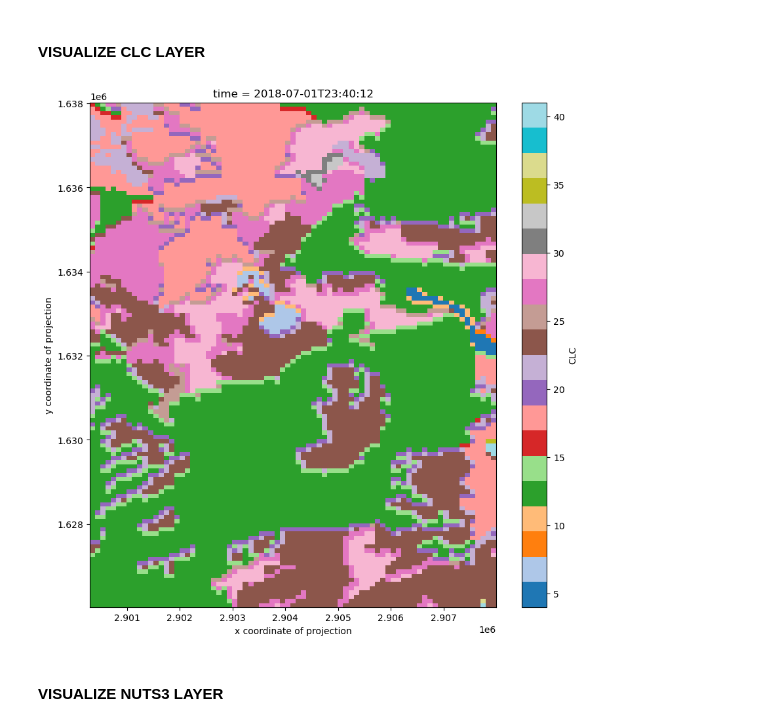
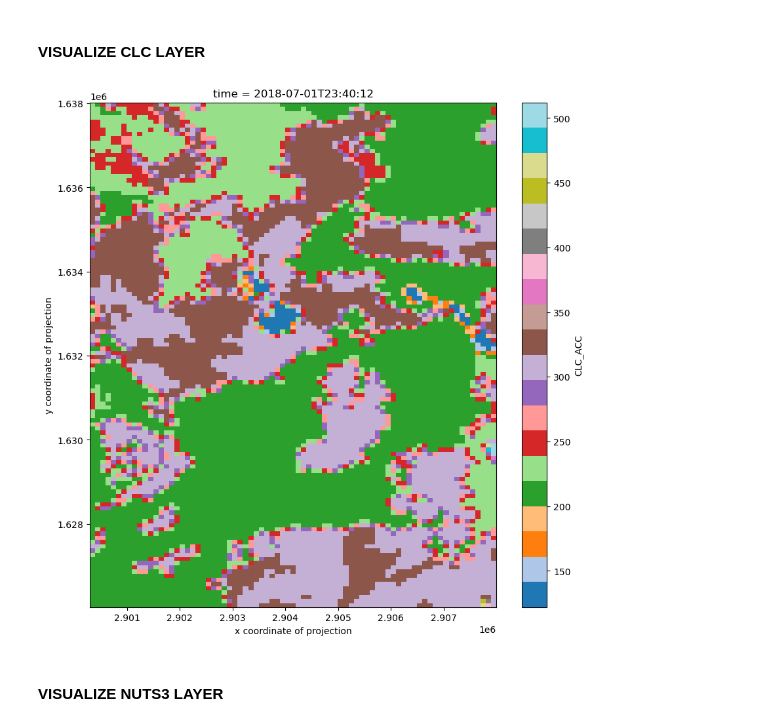
Before and after one commit to VITObelgium/HR-VPP-High-Resolution-Vegetation-Phenology-and-Productivity, a Jupyter notebook: scripts/usecases/notebooks/HR-VPP_drought_usecase.ipynb, the cells around one changed output. Saved outputs shown, nothing was run; the diff lists cells and outputs as text; code cells hidden in the pictures.

Commit message:
Vesion2021_11_04_2: Use right CLC layer

```diff
--- a/scripts/usecases/notebooks/HR-VPP_drought_usecase.ipynb
+++ b/scripts/usecases/notebooks/HR-VPP_drought_usecase.ipynb
@@ -157,7 +153,7 @@ All the necessry collections for the drought use case were ingested by Sentinel
 # Collection ids
 EEA_Soil_Moisture_collection = "8a2e3e0d-7879-4fd8-8a6d-98f51c8056b2" #SMA from JRC
 EEA_timesat_collection = "e541af9d-a9f4-4aba-8952-e5d2a73fcb0d" #MR-VPP phenology at 500m resolution
-CLC_collection_id ="cbdba844-f86d-41dc-95ad-b3f7f12535e9" #Corine Land Cover layer
+CLC_collection_id ="4c5441a6-6040-4dc4-a392-c1317bbd1031" #Corine Land Cover layer accounting
 NUTS3_collection_id = "13e6e773-b2bc-49c7-8745-d7c74bdcaeb1" #NUTS level 3 layer
 vi_collection = "472c0398-430d-4157-a62d-603363d7a4e8" # HR-VPP vegetation indices
 st_collection = "90f0abac-87cf-4277-958b-d8c56d9e5371" #  HR-VPP seasonal trajectories
@@ -807,12 +809,12 @@ def determine_annual_drought_hazard(NUTS3_cube, CLC_cube, NUTS3_overlap_BBOX, ye
     return df_final
 # %%
 ## Load the CLC layer and reproject to desired resolution
-bands = ['CLC']
+bands = ['CLC_ACC']
 time_stamp = "1Y"
 time_range=['2000-01-01', '2018-12-31'] #latest CLC is 2018
 CLC_cube = create_xcube_data(bands, aoi_coords_LAEA, projection_code_LAEA, time_stamp, CLC_collection_id, sh_credentials, time_range, creodias = True, spatial_res = spatial_res_CLC)
 # Temporary: get rid of empty days
 CLC_cube = CLC_cube.dropna(dim="time")
 # Remove nodata values
-CLC_cube = CLC_cube.where(CLC_cube.CLC != 32768, drop=True)
-CLC_cube = CLC_cube.where(CLC_cube.CLC != 0, drop=True) #ignore empty CLC years and focus on the years for which there is a CLC layer
+CLC_cube = CLC_cube.where(CLC_cube['CLC_ACC'] != 32768, drop=True)
+CLC_cube = CLC_cube.where(CLC_cube['CLC_ACC'] != 0, drop=True) #ignore empty CLC years and focus on the years for which there is a CLC layer
@@ -819,10 +826,10 @@ CLC_cube = CLC_cube.where(CLC_cube.CLC != 0, drop=True) #ignore empty CLC years
 # %% [markdown]
 #### VISUALIZE CLC LAYER
 # %%
-CLC_cube.sel(time='2018-02-01 12:00:00', method='nearest').CLC.plot.imshow(cmap="tab20", figsize=(10, 10))
+CLC_cube.sel(time='2016-02-01 12:00:00', method='nearest').CLC_ACC.plot.imshow(cmap="tab20", figsize=(10, 10))
 plt.show()
 # %% [output]
-[figure, old version]
+[figure, new version]
 # %%
 # Load the NUTS3 regions via the XCUBE method
 time_stamp = "1Y"
```
Also changed, not shown: parts of 15 cells of this notebook.
